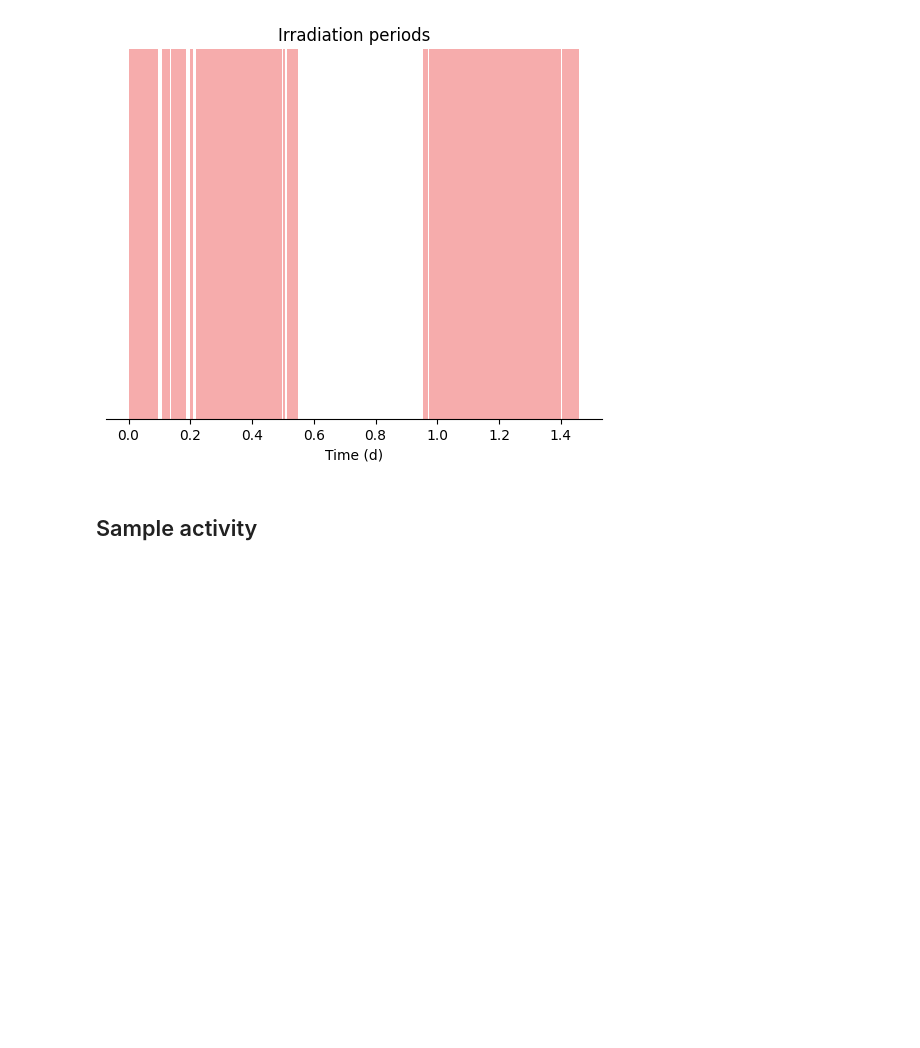
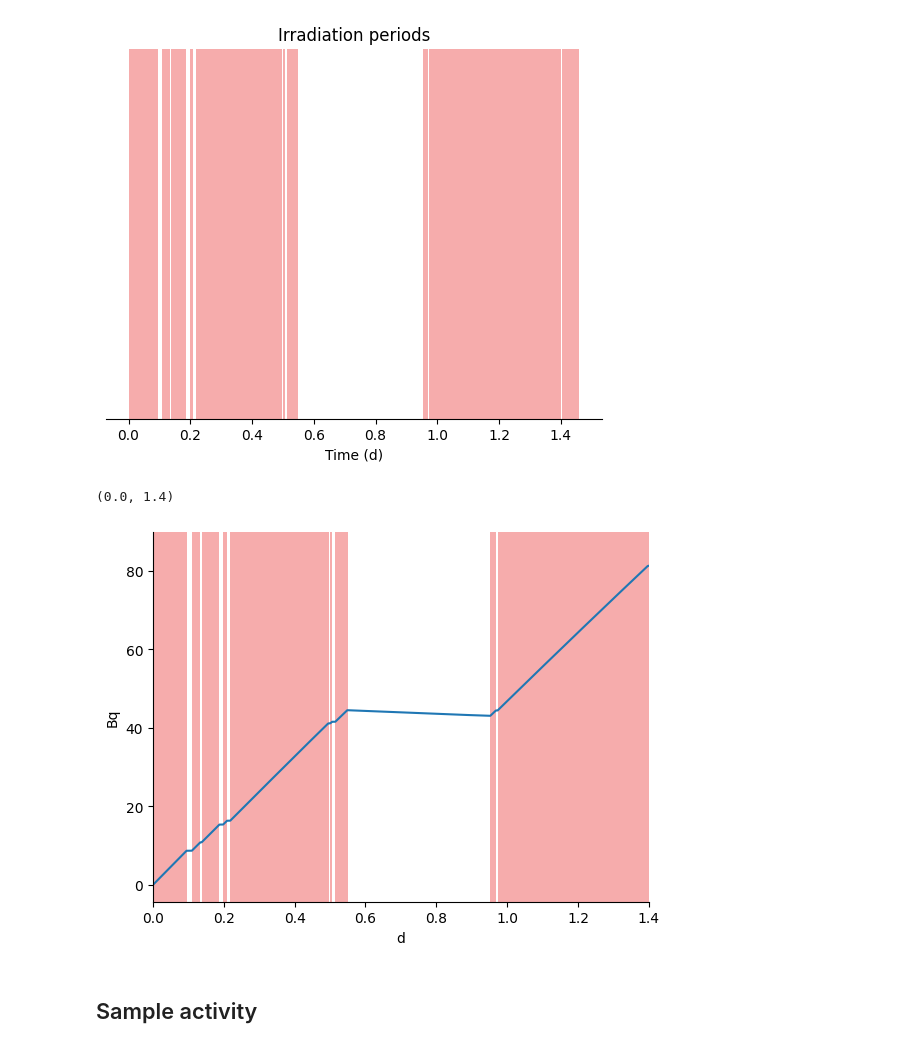
Before and after one commit to veliki-filozof/BABY-1L-run-2-test, a Jupyter notebook: analysis/tritium/tritium_model.ipynb, the cells around one changed output. Drawn from its saved outputs; the diff is of its cells as text; code cells hidden in the pictures; blank space fills up the shorter version.

```diff
--- a/analysis/tritium/tritium_model.ipynb
+++ b/analysis/tritium/tritium_model.ipynb
@@ -150,6 +151,15 @@ plt.gca().set_ylabel("")
 plt.show()
 # %% [output]
 [figure]
+# %%
+from libra_toolbox.tritium.plotting import plot_salt_inventory
+
+plot_salt_inventory(model=baby_model)
+plot_irradiation(baby_model, facecolor="#EF5B5B", alpha=0.5)
+plt.xlim(0, 1.4)
+# %% [output]
+(0.0, 1.4)
+[figure, added]
 # %% [markdown]
 ## Sample activity
 # %%
```
Also changed, not shown: parts of 7 cells of this notebook, 1 other file.
